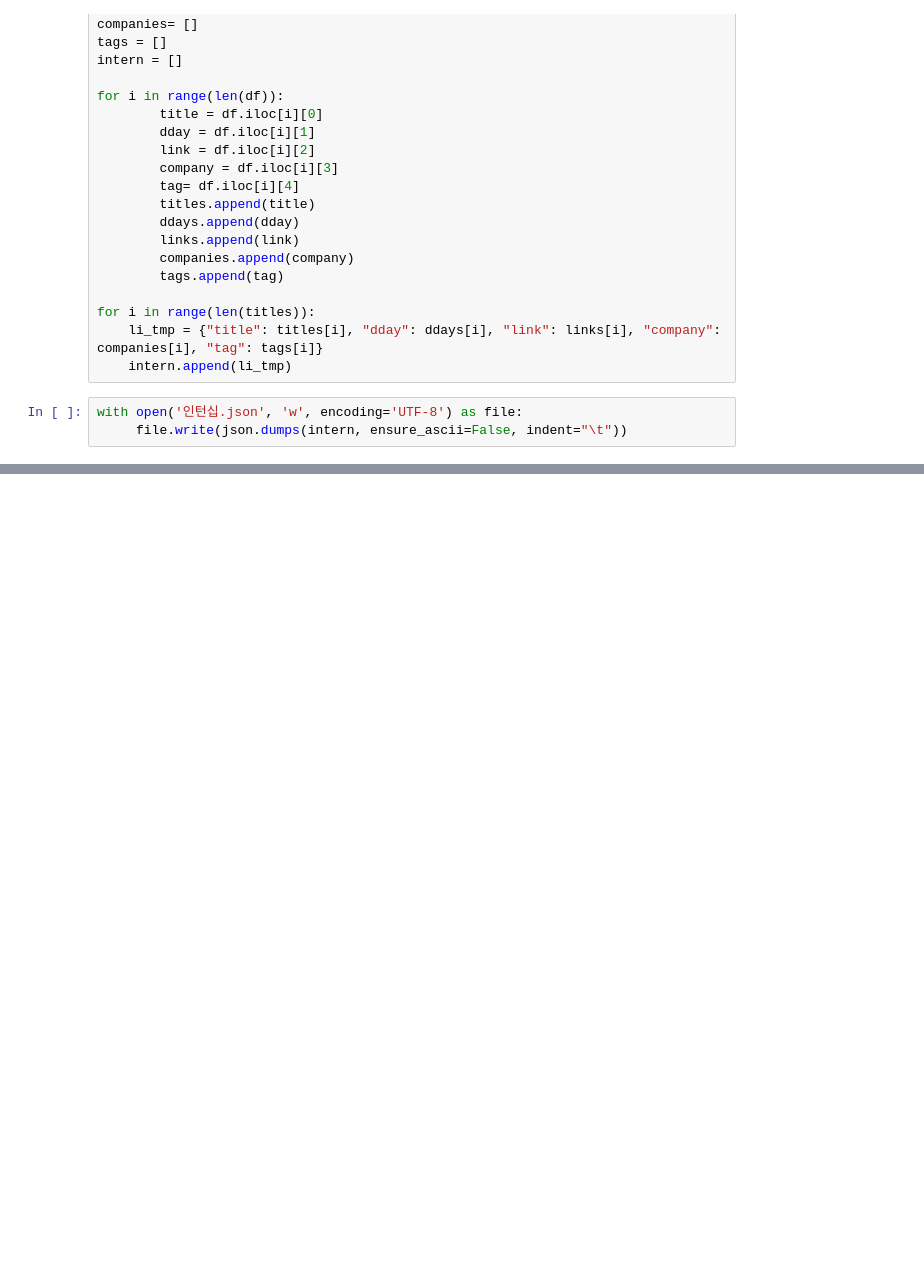
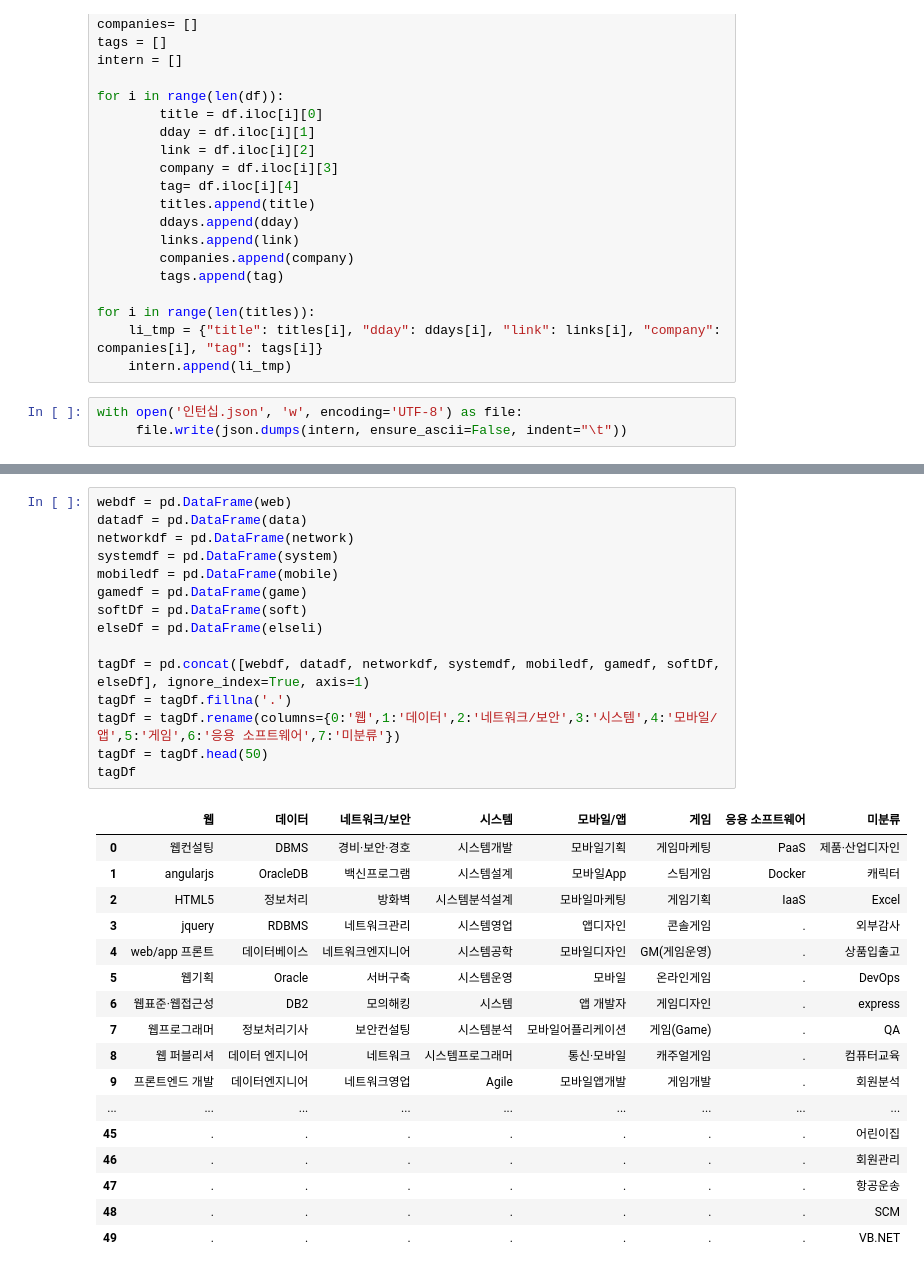
Before and after one commit to CSID-DGU/2022-1-OSSProj-fastname-1, a Jupyter notebook: crawl temp/temp_complete - python_notebook/인턴십 - 사람인, 잡코리아, 인크루트.ipynb, the cells around one changed output, grey strips where cells are left out. Cells and saved outputs as stored; diff of their text form; blank space fills up the shorter version.

```diff
--- a/crawl temp/temp_complete - python_notebook/인턴십 - 사람인, 잡코리아, 인크루트.ipynb
+++ b/crawl temp/temp_complete - python_notebook/인턴십 - 사람인, 잡코리아, 인크루트.ipynb
@@ -313,0 +380,33 @@ with open('인턴십.json', 'w', encoding='UTF-8') as file:
+# %%
+webdf = pd.DataFrame(web)
+datadf = pd.DataFrame(data)
+networkdf = pd.DataFrame(network)
+systemdf = pd.DataFrame(system)
+mobiledf = pd.DataFrame(mobile)
+gamedf = pd.DataFrame(game)
+softDf = pd.DataFrame(soft)
+elseDf = pd.DataFrame(elseli)
+
+tagDf = pd.concat([webdf, datadf, networkdf, systemdf, mobiledf, gamedf, softDf, elseDf], ignore_index=True, axis=1)
+tagDf = tagDf.fillna('.')
+tagDf = tagDf.rename(columns={0:'웹',1:'데이터',2:'네트워크/보안',3:'시스템',4:'모바일/앱',5:'게임',6:'응용 소프트웨어',7:'미분류'})
+tagDf = tagDf.head(50)
+tagDf
+# %% [output]
+|  | 웹 | 데이터 | 네트워크/보안 | 시스템 | 모바일/앱 | 게임 | 응용 소프트웨어 | 미분류 |
+| 0 | 웹컨설팅 | DBMS | 경비·보안·경호 | 시스템개발 | 모바일기획 | 게임마케팅 | PaaS | 제품·산업디자인 |
+| 1 | angularjs | OracleDB | 백신프로그램 | 시스템설계 | 모바일App | 스팀게임 | Docker | 캐릭터 |
+| 2 | HTML5 | 정보처리 | 방화벽 | 시스템분석설계 | 모바일마케팅 | 게임기획 | IaaS | Excel |
+| 3 | jquery | RDBMS | 네트워크관리 | 시스템영업 | 앱디자인 | 콘솔게임 | . | 외부감사 |
+| 4 | web/app 프론트 | 데이터베이스 | 네트워크엔지니어 | 시스템공학 | 모바일디자인 | GM(게임운영) | . | 상품입출고 |
+| 5 | 웹기획 | Oracle | 서버구축 | 시스템운영 | 모바일 | 온라인게임 | . | DevOps |
+| 6 | 웹표준·웹접근성 | DB2 | 모의해킹 | 시스템 | 앱 개발자 | 게임디자인 | . | express |
+| 7 | 웹프로그래머 | 정보처리기사 | 보안컨설팅 | 시스템분석 | 모바일어플리케이션 | 게임(Game) | . | QA |
+| 8 | 웹 퍼블리셔 | 데이터 엔지니어 | 네트워크 | 시스템프로그래머 | 통신·모바일 | 캐주얼게임 | . | 컴퓨터교육 |
+| 9 | 프론트엔드 개발 | 데이터엔지니어 | 네트워크영업 | Agile | 모바일앱개발 | 게임개발 | . | 회원분석 |
+| ... | ... | ... | ... | ... | ... | ... | ... | ... |
+| 45 | . | . | . | . | . | . | . | 어린이집 |
+| 46 | . | . | . | . | . | . | . | 회원관리 |
+| 47 | . | . | . | . | . | . | . | 항공운송 |
+| 48 | . | . | . | . | . | . | . | SCM |
+| 49 | . | . | . | . | . | . | . | VB.NET |
```
Also changed, not shown: parts of 1 cell of this notebook, 3 other files.
